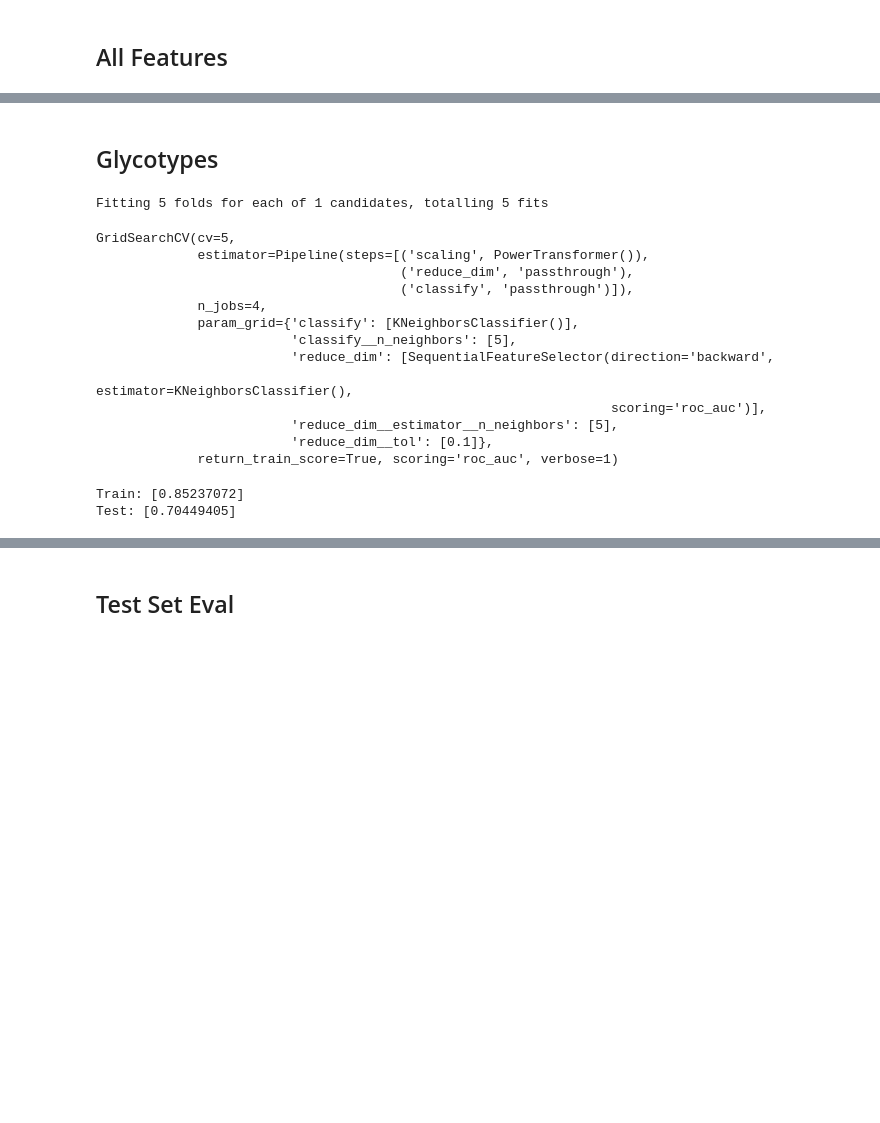
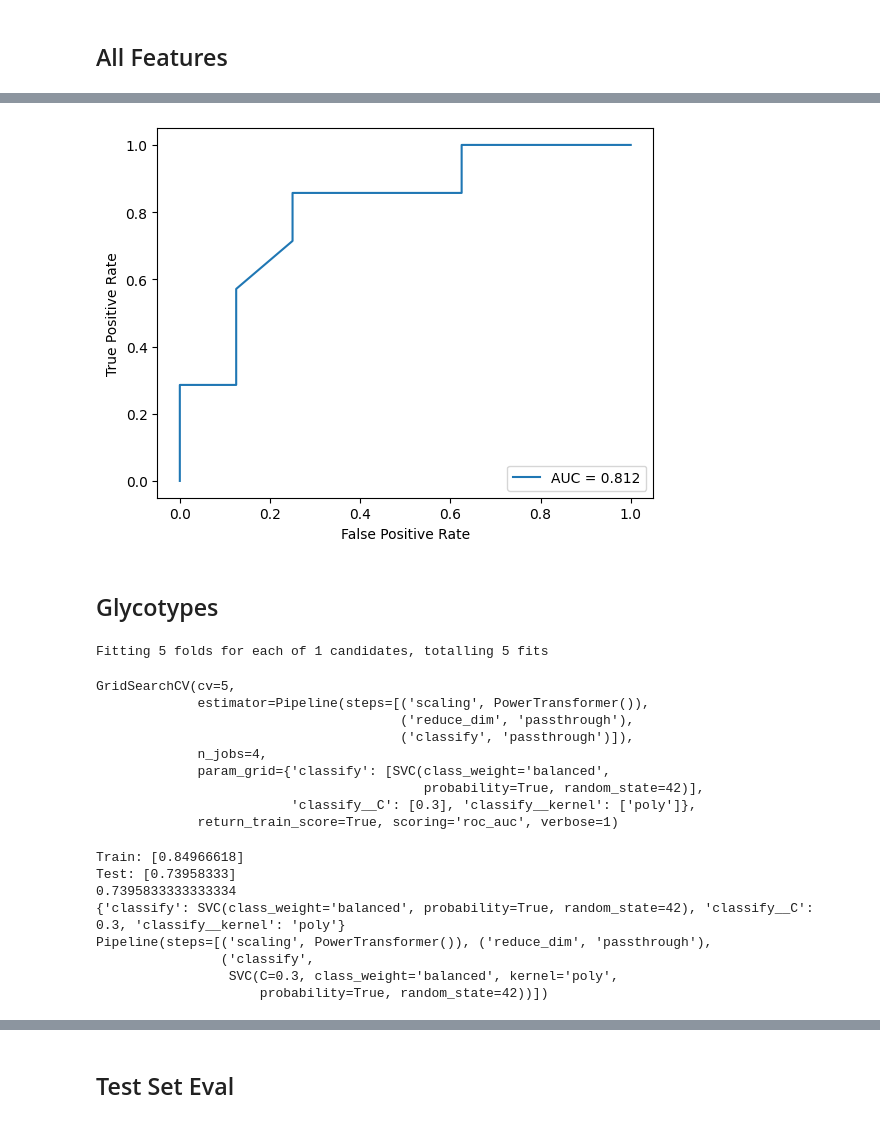
Before and after one commit to kmartinez834/Masters-Thesis, a Jupyter notebook: diabetes_glycomic/jupyter_notebooks/diabetes_all_models.ipynb, the cells around one changed output, grey strips where cells are left out. Saved outputs shown, nothing was run; the diff lists cells and outputs as text; code cells hidden in the pictures; blank space fills up the shorter version.

```diff
--- a/diabetes_glycomic/jupyter_notebooks/diabetes_all_models.ipynb
+++ b/diabetes_glycomic/jupyter_notebooks/diabetes_all_models.ipynb
@@ -357,3 +376,17 @@ plt.show()
+# %%
+auc_preds = pred_proba[::,1]
+fpr, tpr, _ = metrics.roc_curve(y_test,  auc_preds)
+auc = metrics.roc_auc_score(y_test, auc_preds)
+label = f"AUC = {auc:.3f}"
+plt.plot(fpr,tpr,label=label)
+
+
+plt.xlabel("False Positive Rate")
+plt.ylabel("True Positive Rate")
+plt.legend(loc=4)
+plt.show()
+# %% [output]
+[figure, added]
 # %% [markdown]
 ## Glycotypes
 # %%
@@ -421,17 +454,17 @@ param_grid = [
 
 preset_grid = [
     {
-        #0.617559523809524
+        #0.6288690476190476
         "reduce_dim": [SequentialFeatureSelector(LogisticRegression(class_weight='balanced', random_state=random_seed),direction="backward",scoring="roc_auc")],
         "reduce_dim__tol": [0.0001],
-        "reduce_dim__estimator__C": [1],
+        "reduce_dim__estimator__C": [0.3],
         "classify": [LogisticRegression(class_weight='balanced', random_state=random_seed)],
-        "classify__C": [1]
+        "classify__C": [0.3]
     },
     {
-        #0.6489285714285714
+        #0.7395833333333334
         "classify": [SVC(class_weight='balanced', random_state=random_seed, probability=True)],
-        "classify__C": [1],
+        "classify__C": [0.3],
         "classify__kernel": ["poly"]
     },
     {
@@ -456,20 +489,20 @@ preset_grid = [
         "classify__min_samples_leaf": [2]
     },
     {
-        #0.595
+        #0.6010416666666666
         "reduce_dim": [SequentialFeatureSelector(xgb.XGBClassifier(),direction="backward",scoring="roc_auc")],
-        "reduce_dim__tol": [-0.1],
-        "reduce_dim__estimator__gamma": [0.1],
-        "reduce_dim__estimator__min_child_weight": [0.1],
+        "reduce_dim__tol": [0.1],
+        "reduce_dim__estimator__gamma": [1],
+        "reduce_dim__estimator__min_child_weight": [3],
         "classify": [xgb.XGBClassifier()],
-        "classify__gamma": [0.1],
-        "classify__min_child_weight": [0.1]
+        "classify__gamma": [1],
+        "classify__min_child_weight": [3]
     }
 ]
 
 
 score = 'roc_auc'
-grid = GridSearchCV(pipe, n_jobs=4, param_grid=preset_grid[2], cv=5, scoring=score, verbose=1, return_train_score=True)
+grid = GridSearchCV(pipe, n_jobs=4, param_grid=preset_grid[1], cv=5, scoring=score, verbose=1, return_train_score=True)
 grid.fit(X_train, y_train)
 # %% [output]
 Fitting 5 folds for each of 1 candidates, totalling 5 fits
@@ -478,17 +511,23 @@ GridSearchCV(cv=5,
                                        ('reduce_dim', 'passthrough'),
                                        ('classify', 'passthrough')]),
              n_jobs=4,
-             param_grid={'classify': [KNeighborsClassifier()],
-                         'classify__n_neighbors': [5],
-                         'reduce_dim': [SequentialFeatureSelector(direction='backward',
-                                                                  estimator=KNeighborsClassifier(),
-                                                                  scoring='roc_auc')],
-                         'reduce_dim__estimator__n_neighbors': [5],
-                         'reduce_dim__tol': [0.1]},
+             param_grid={'classify': [SVC(class_weight='balanced',
+                                          probability=True, random_state=42)],
+                         'classify__C': [0.3], 'classify__kernel': ['poly']},
              return_train_score=True, scoring='roc_auc', verbose=1)
 # %%
 print (f"Train: {grid.cv_results_['mean_train_score'][grid.cv_results_['rank_test_score'] == 1]}")
 print (f"Test: {grid.cv_results_['mean_test_score'][grid.cv_results_['rank_test_score'] == 1]}")
+
+print (grid.best_score_)
+print (grid.best_params_)
+print (grid.best_estimator_)
 # %% [output]
-Train: [0.85237072]
-Test: [0.70449405]
+Train: [0.84966618]
+Test: [0.73958333]
+0.7395833333333334
+{'classify': SVC(class_weight='balanced', probability=True, random_state=42), 'classify__C': 0.3, 'classify__kernel': 'poly'}
+Pipeline(steps=[('scaling', PowerTransformer()), ('reduce_dim', 'passthrough'),
+                ('classify',
+                 SVC(C=0.3, class_weight='balanced', kernel='poly',
+                     probability=True, random_state=42))])
```
Also changed, not shown: parts of 41 cells of this notebook, 1 other file.
